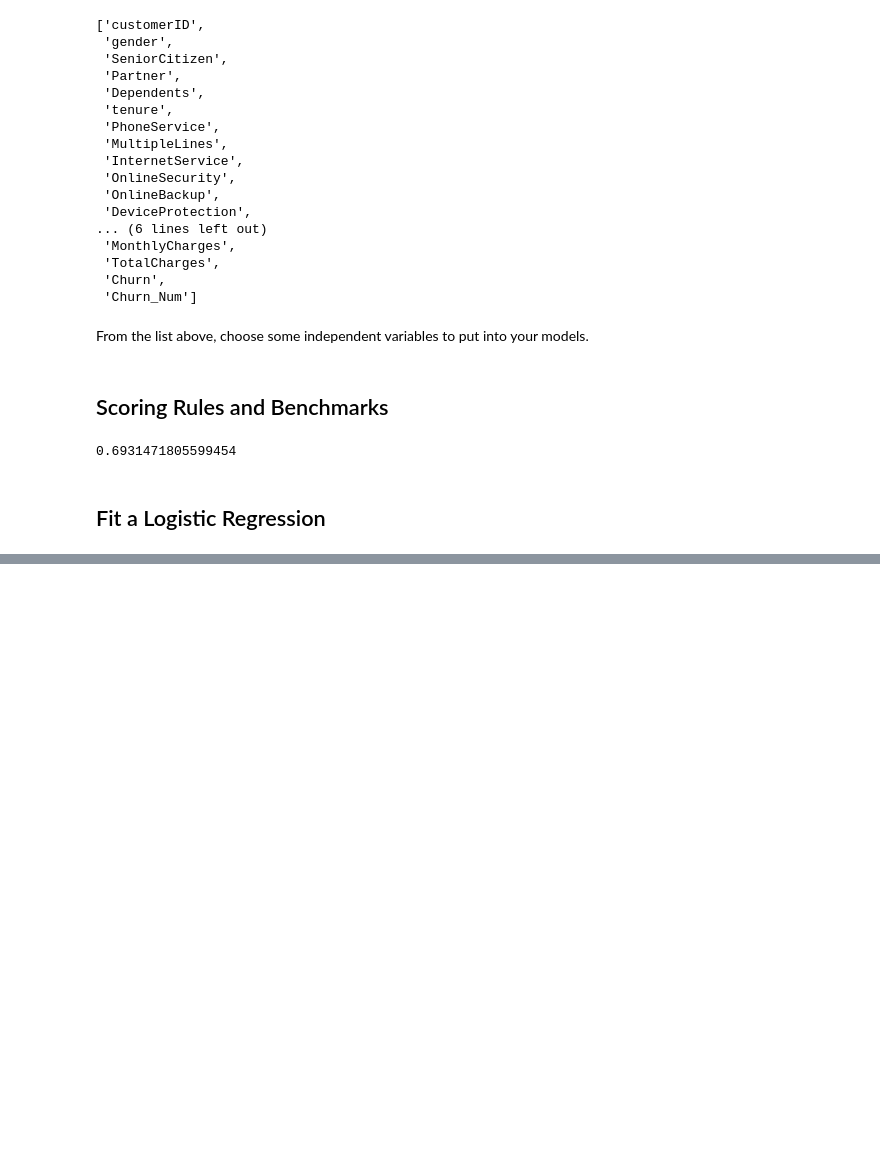
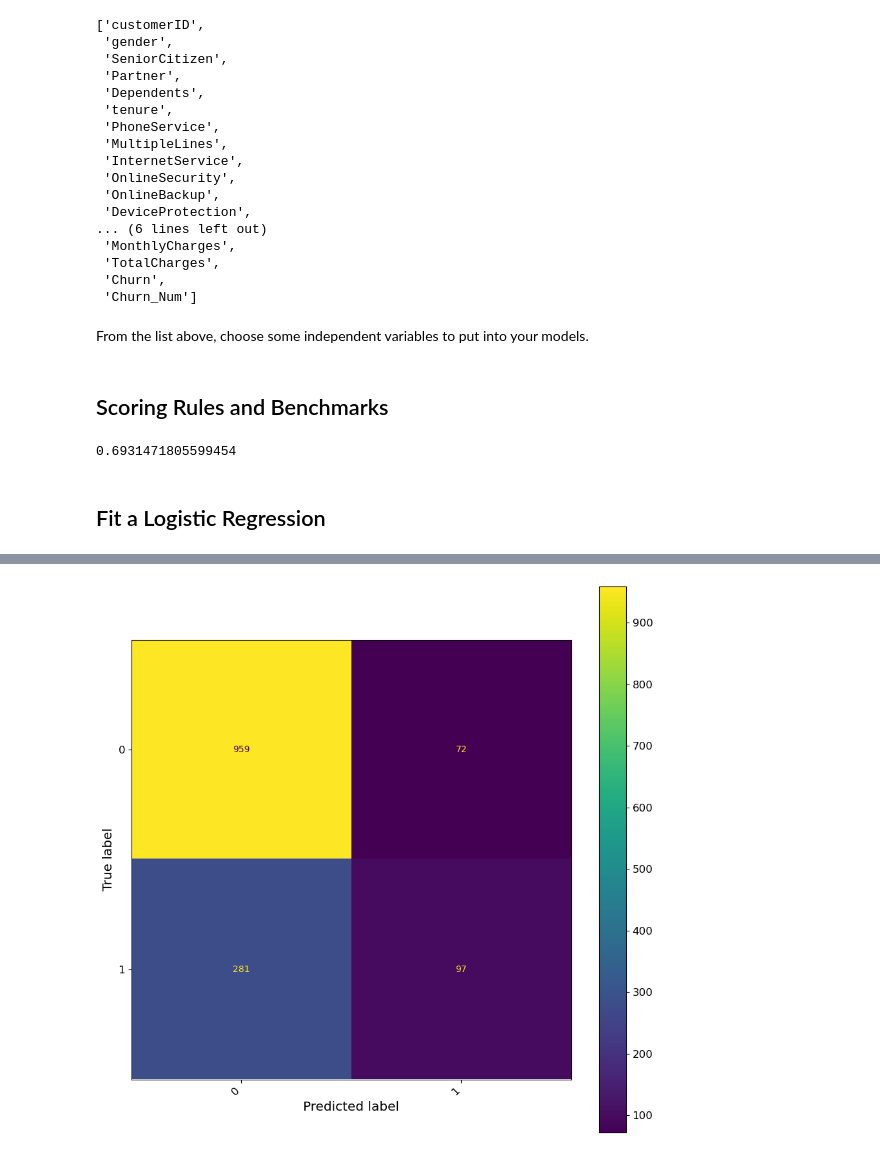
Before and after one commit to bmwerth/darden_ml_team1, a Jupyter notebook: Final Project/Telecom.ipynb, the cells around one changed output, grey strips where cells are left out. Drawn from its saved outputs; the diff is of its cells as text; code cells hidden in the pictures; blank space fills up the shorter version.

```diff
--- a/Final Project/Telecom.ipynb
+++ b/Final Project/Telecom.ipynb
@@ -184,0 +197,2 @@ dtype: float64
+# %%
+y_train_linear_binary, X_train_linear_binary = dmatrices(formula_binary, df_train, return_type="dataframe")
@@ -184,0 +272,9 @@ dtype: float64
+# %%
+predictions = (nn_pred_binary > .5).astype(int)
+
+disp = ConfusionMatrixDisplay(confusion_matrix(df_test['Churn_Num'], predictions))
+disp.plot()
+plt.xticks(rotation=45, horizontalalignment='right')
+plt.show()
+# %% [output]
+[figure, added]
```
Also changed, not shown: parts of 19 cells of this notebook.
